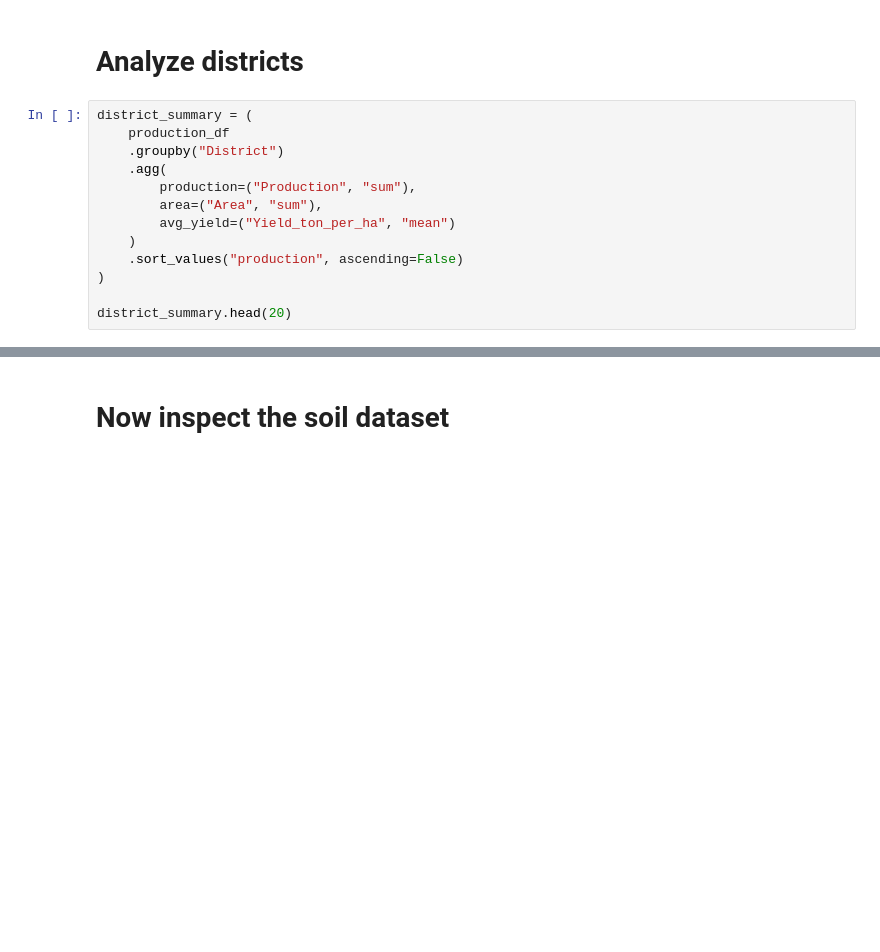
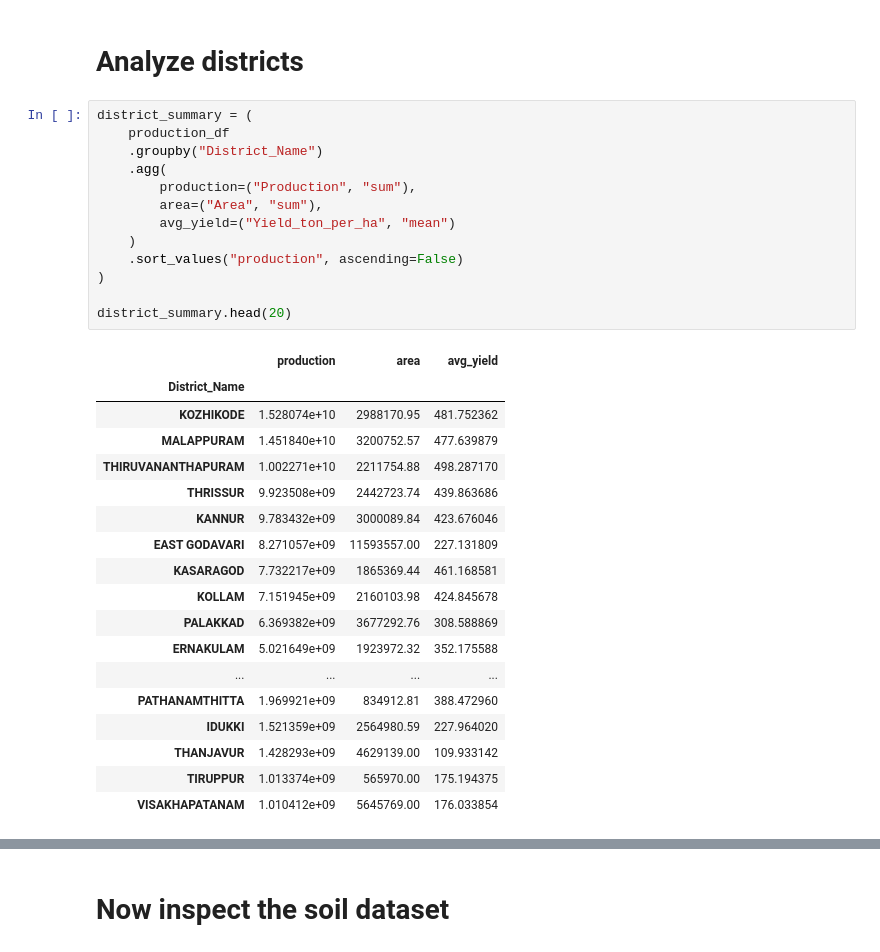
Before and after one commit to Rini43/Agricultural-Intelligence, a Jupyter notebook: crop.ipynb, the cells around one changed output, grey strips where cells are left out. Drawn from its saved outputs; the diff is of its cells as text; blank space fills up the shorter version.

```diff
--- a/crop.ipynb
+++ b/crop.ipynb
@@ -381,16 +458,35 @@ plt.show()
 # %%
 district_summary = (
     production_df
-    .groupby("District")
+    .groupby("District_Name")
     .agg(
         production=("Production", "sum"),
         area=("Area", "sum"),
         avg_yield=("Yield_ton_per_ha", "mean")
     )
     .sort_values("production", ascending=False)
 )
 
 district_summary.head(20)
+# %% [output]
+|  | production | area | avg_yield |
+| District_Name |  |  |  |
+| KOZHIKODE | 1.528074e+10 | 2988170.95 | 481.752362 |
+| MALAPPURAM | 1.451840e+10 | 3200752.57 | 477.639879 |
+| THIRUVANANTHAPURAM | 1.002271e+10 | 2211754.88 | 498.287170 |
+| THRISSUR | 9.923508e+09 | 2442723.74 | 439.863686 |
+| KANNUR | 9.783432e+09 | 3000089.84 | 423.676046 |
+| EAST GODAVARI | 8.271057e+09 | 11593557.00 | 227.131809 |
+| KASARAGOD | 7.732217e+09 | 1865369.44 | 461.168581 |
+| KOLLAM | 7.151945e+09 | 2160103.98 | 424.845678 |
+| PALAKKAD | 6.369382e+09 | 3677292.76 | 308.588869 |
+| ERNAKULAM | 5.021649e+09 | 1923972.32 | 352.175588 |
+| ... | ... | ... | ... |
+| PATHANAMTHITTA | 1.969921e+09 | 834912.81 | 388.472960 |
+| IDUKKI | 1.521359e+09 | 2564980.59 | 227.964020 |
+| THANJAVUR | 1.428293e+09 | 4629139.00 | 109.933142 |
+| TIRUPPUR | 1.013374e+09 | 565970.00 | 175.194375 |
+| VISAKHAPATANAM | 1.010412e+09 | 5645769.00 | 176.033854 |
 # %%
 district_summary.head(15)["production"].sort_values().plot(
     kind="barh",
```
Also changed, not shown: parts of 29 cells of this notebook.
